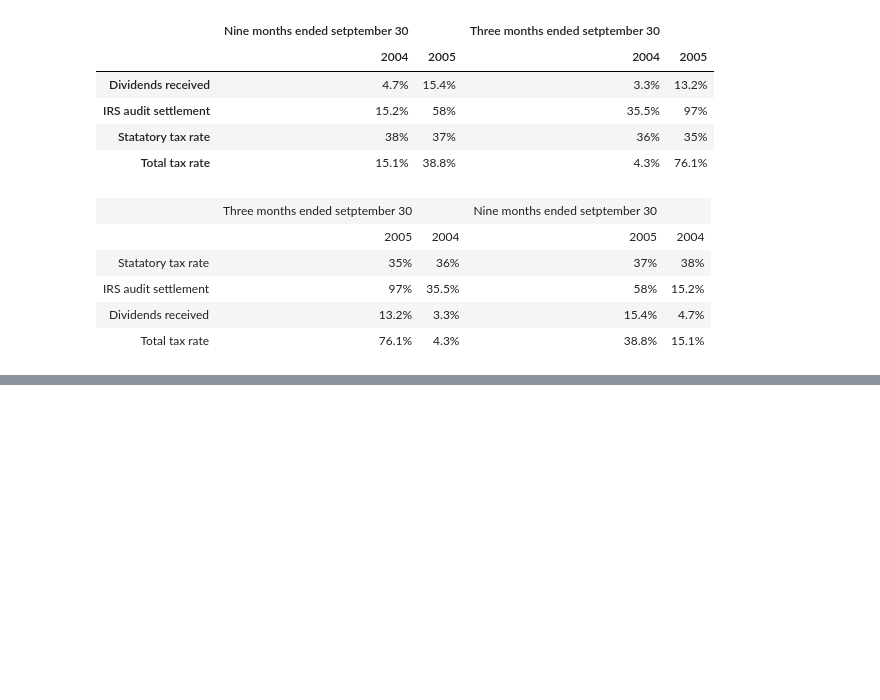
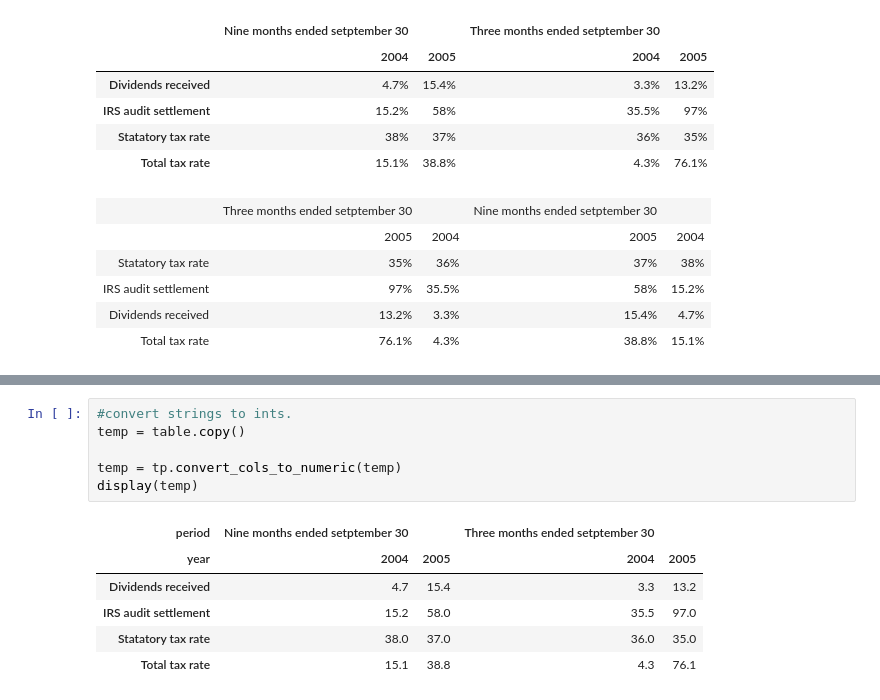
Before and after one commit to CODAIT/text-extensions-for-pandas, a Jupyter notebook: notebooks/Tables.ipynb, the cells around one changed output, grey strips where cells are left out. Cells and saved outputs as stored; diff of their text form; blank space fills up the shorter version.

```diff
--- a/notebooks/Tables.ipynb
+++ b/notebooks/Tables.ipynb
@@ -221,0 +250,13 @@ Name: Dividends received, dtype: object
+# %%
+#convert strings to ints.
+temp = table.copy()
+
+temp = tp.convert_cols_to_numeric(temp)
+display(temp)
+# %% [output]
+| period | Nine months ended setptember 30 |  | Three months ended setptember 30 |  |
+| year | 2004 | 2005 | 2004 | 2005 |
+| Dividends received | 4.7 | 15.4 | 3.3 | 13.2 |
+| IRS audit settlement | 15.2 | 58.0 | 35.5 | 97.0 |
+| Statatory tax rate | 38.0 | 37.0 | 36.0 | 35.0 |
+| Total tax rate | 15.1 | 38.8 | 4.3 | 76.1 |
```
Also changed, not shown: parts of 24 cells of this notebook, 1 other file.
